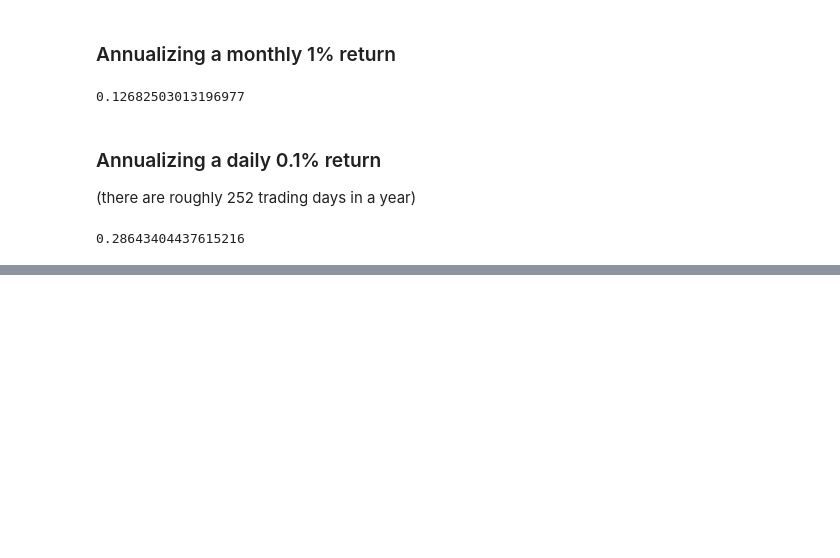
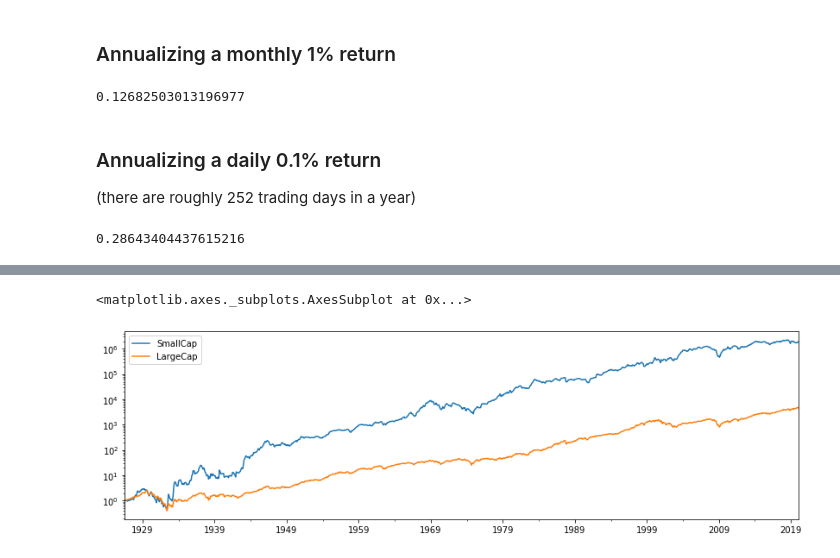
Before and after one commit to AlexEngelhardt-old/courses, a Jupyter notebook: investment-management-python-machine-learning/Course 1 - Introduction to Portfolio Construction and Analysis with Python/Week 1 - Analysing Returns/Section 1 - Fundamentals of risk and returns.ipynb, the cells around one changed output, grey strips where cells are left out. Drawn from its saved outputs; the diff is of its cells as text; code cells hidden in the pictures; blank space fills up the shorter version.

```diff
--- a/investment-management-python-machine-learning/Course 1 - Introduction to Portfolio Construction and Analysis with Python/Week 1 - Analysing Returns/Section 1 - Fundamentals of risk and returns.ipynb
+++ b/investment-management-python-machine-learning/Course 1 - Introduction to Portfolio Construction and Analysis with Python/Week 1 - Analysing Returns/Section 1 - Fundamentals of risk and returns.ipynb
@@ -150,0 +321,5 @@ Volatility: Standard deviation and variance
+# %%
+wealth_index.plot(logy=True, figsize=(14, 4))
+# %% [output]
+<matplotlib.axes._subplots.AxesSubplot at 0x...>
+[figure, added]
```
Also changed, not shown: parts of 38 cells of this notebook, 4 other files.
